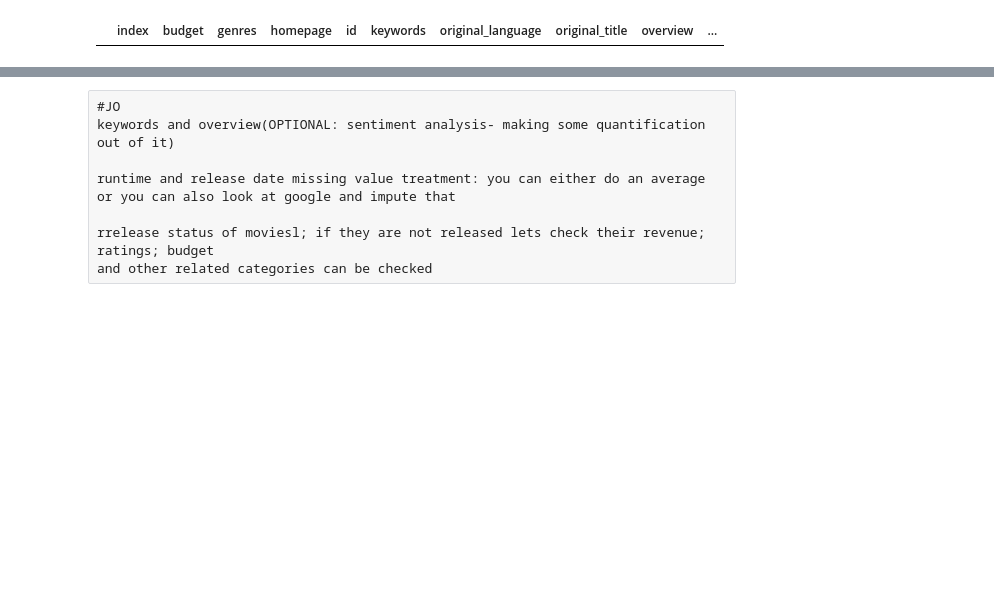
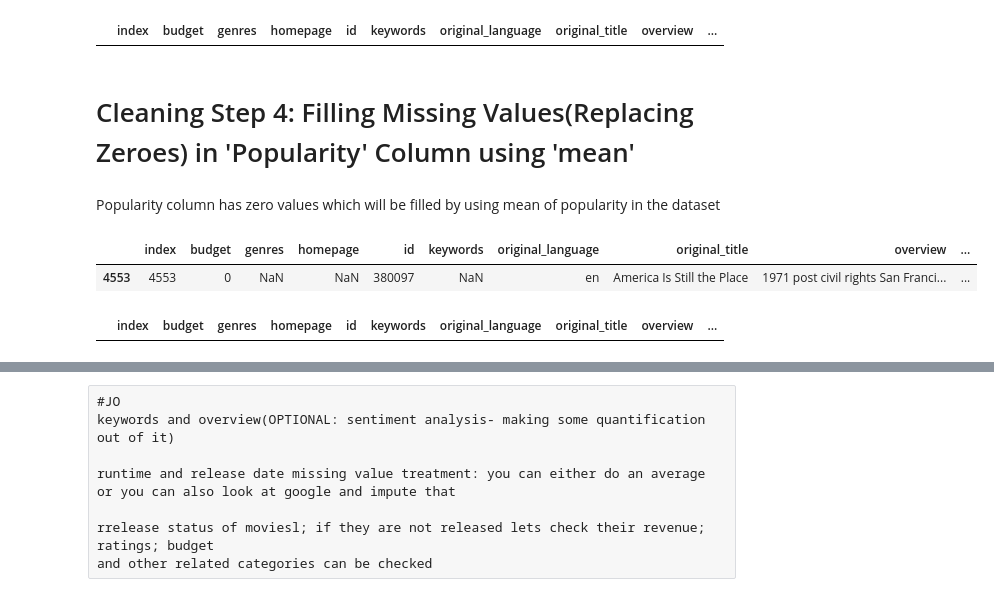
Before and after one commit to UTDRON/DIC_587, a Jupyter notebook: Cleaning_Pratik.ipynb, the cells around one changed output, grey strips where cells are left out. Cells and saved outputs as stored; diff of their text form; code cells hidden in the pictures; blank space fills up the shorter version.

```diff
--- a/Cleaning_Pratik.ipynb
+++ b/Cleaning_Pratik.ipynb
@@ -169,3 +169,12 @@ df_movie['runtime'].fillna({2656: '113.0', 4140: '81.0'}, inplace=True)
 df_movie[df_movie['runtime'].isnull()]
 # %% [output]
 |  | index | budget | genres | homepage | id | keywords | original_language | original_title | overview | ... |
+# %% [markdown]
+# Cleaning Step 4: Filling Missing Values(Replacing Zeroes) in 'Popularity' Column using 'mean'
+# %% [markdown]
+Popularity column has zero values which will be filled by using mean of popularity in the dataset
+# %%
+df_movie[df_movie['popularity'].eq(0)]
+# %% [output]
+|  | index | budget | genres | homepage | id | keywords | original_language | original_title | overview | ... |
+| 4553 | 4553 | 0 | NaN | NaN | 380097 | NaN | en | America Is Still the Place | 1971 post civil rights San Franci... | ... |
@@ -172,3 +186,7 @@ df_movie[df_movie['runtime'].isnull()]
+# %%
+df_movie[df_movie['popularity'].eq(0)]
+# %% [output]
+|  | index | budget | genres | homepage | id | keywords | original_language | original_title | overview | ... |
 # %%
 df_movie.head()
 # %% [output]
```
Also changed, not shown: parts of 2 cells of this notebook, 1 other file.
